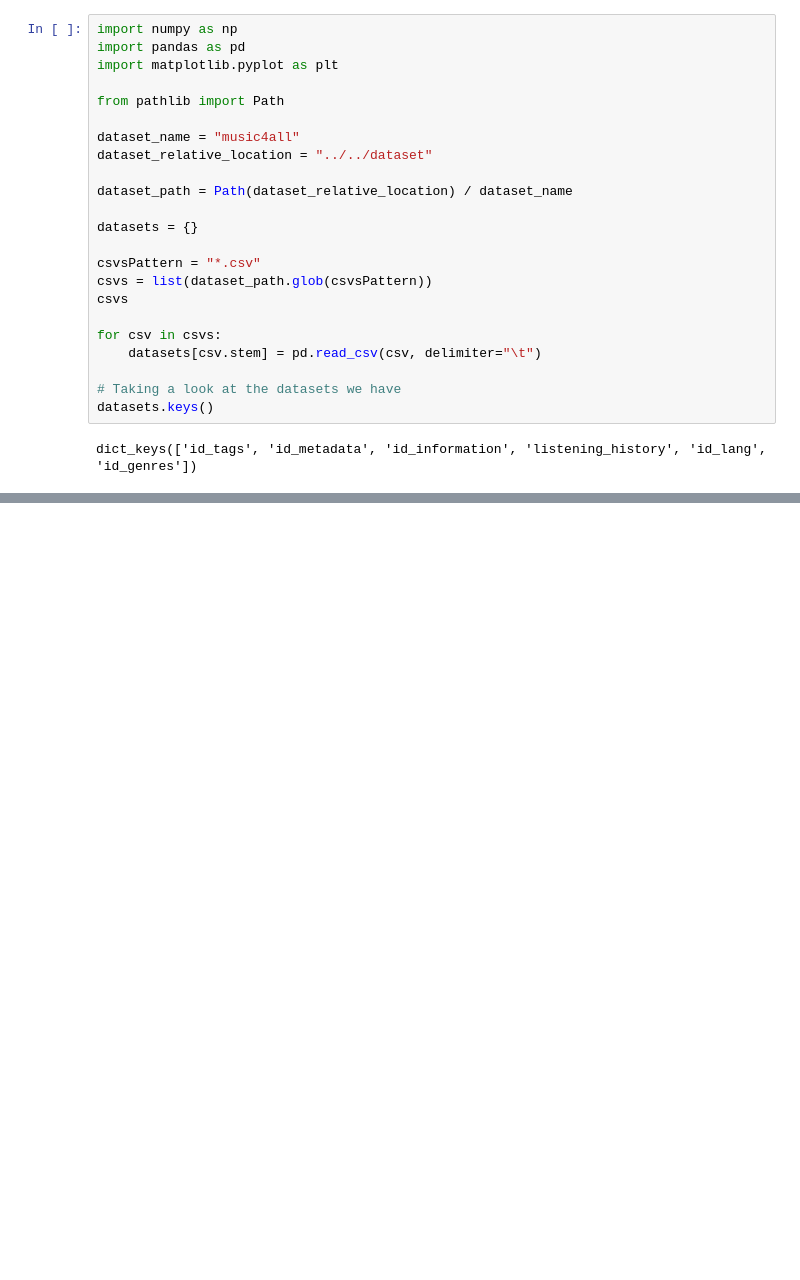
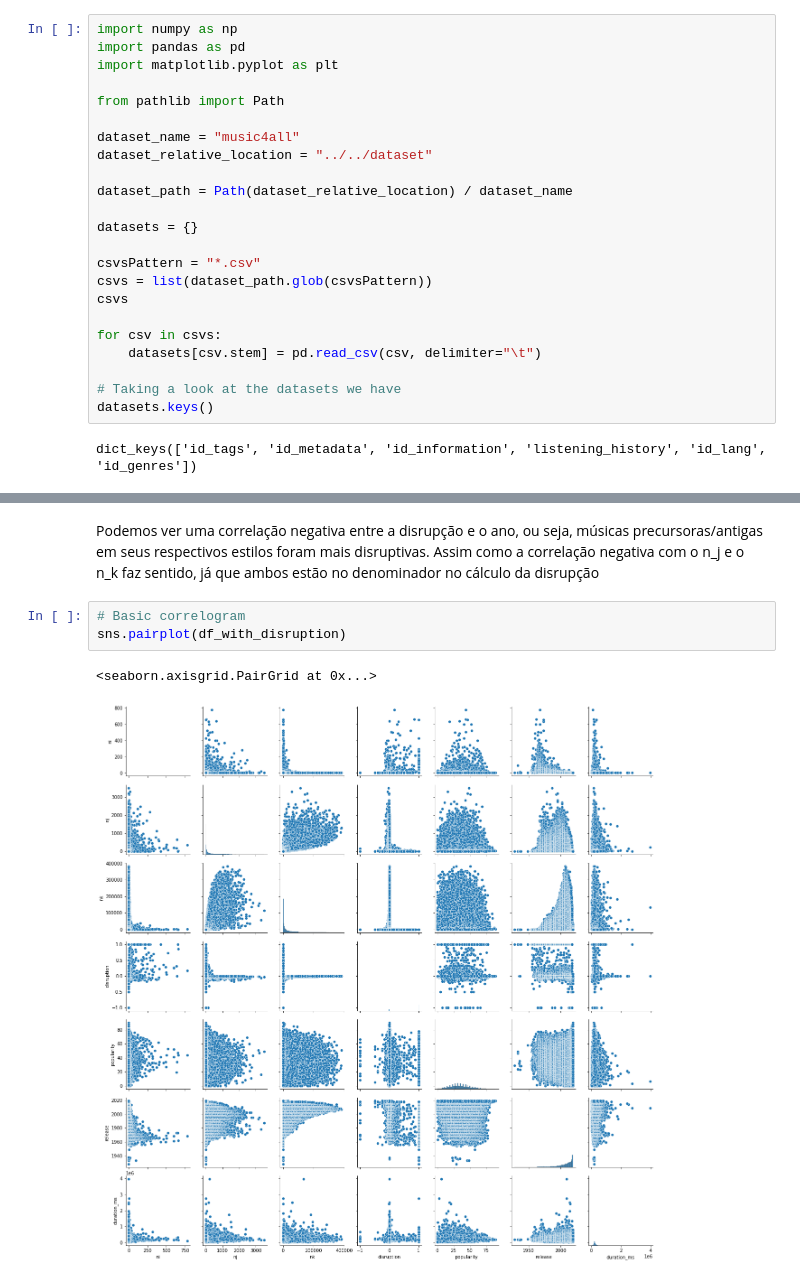
Before and after one commit to GiowGiow/Quantificando-a-Disrupcao-em-Redes-de-Similaridade-Musicais, a Jupyter notebook: code/3. analyzing_users_history.ipynb, the cells around one changed output, grey strips where cells are left out. Drawn from its saved outputs; the diff is of its cells as text; blank space fills up the shorter version.

```diff
--- a/code/3. analyzing_users_history.ipynb
+++ b/code/3. analyzing_users_history.ipynb
@@ -88,0 +136,9 @@ len(pd.unique(listening_history["user"]))
+# %% [markdown]
+Podemos ver uma correlação negativa entre a disrupção e o ano, ou seja, músicas precursoras/antigas em seus respectivos estilos foram mais disruptivas.
+Assim como a correlação negativa com o n_j e o n_k faz sentido, já que ambos estão no denominador no cálculo da disrupção
+# %%
+# Basic correlogram
+sns.pairplot(df_with_disruption)
+# %% [output]
+<seaborn.axisgrid.PairGrid at 0x...>
+[figure, added]
```
Also changed, not shown: parts of 25 cells of this notebook, 14 other files.
